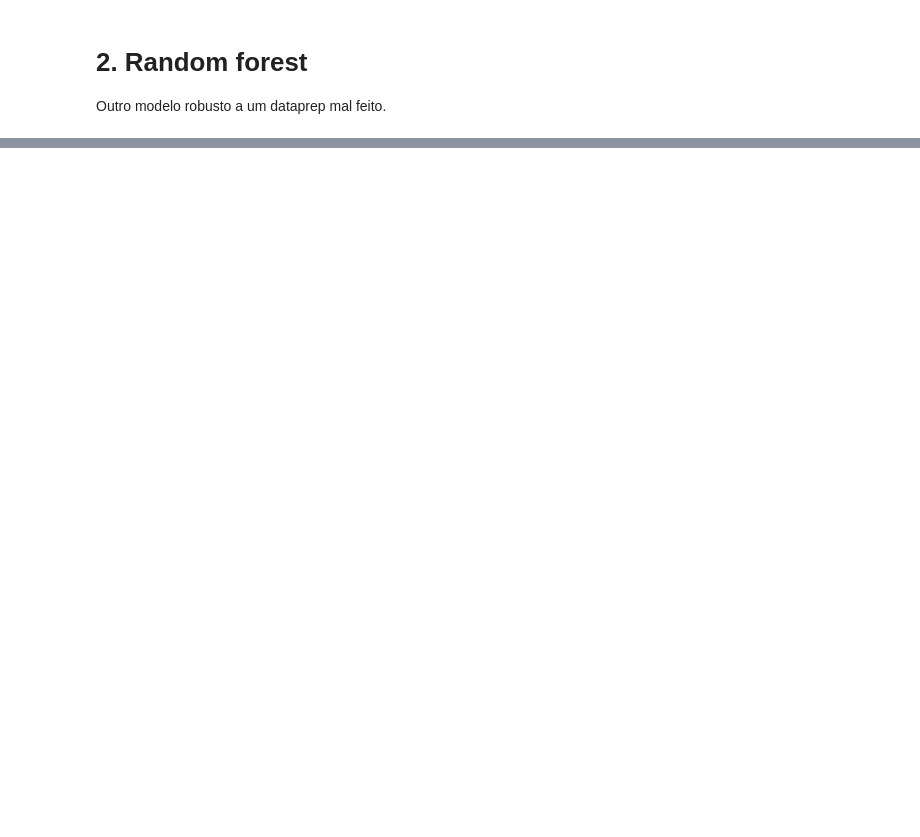
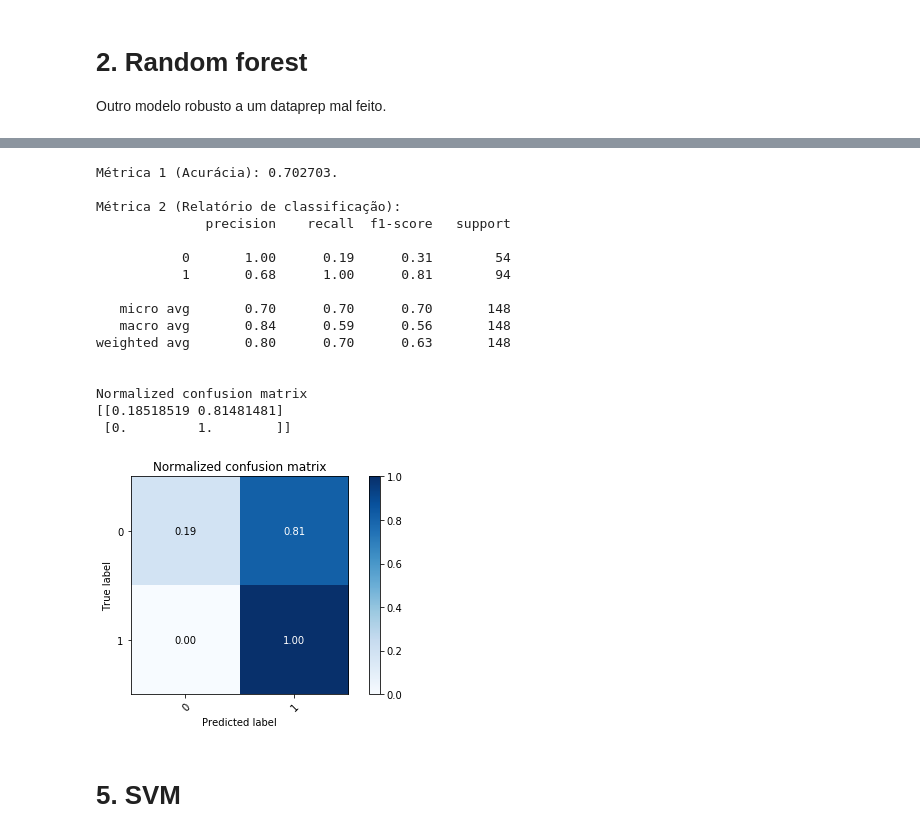
Before and after one commit to guyrux/udemy_ML_AZ, a Jupyter notebook: Teste com dados reais.ipynb, the cells around one changed output, grey strips where cells are left out. Drawn from its saved outputs; the diff is of its cells as text; code cells hidden in the pictures; blank space fills up the shorter version.

```diff
--- a/Teste com dados reais.ipynb
+++ b/Teste com dados reais.ipynb
@@ -223,0 +315,32 @@ Normalized confusion matrix
+# %%
+from sklearn.naive_bayes import GaussianNB
+
+classificador = GaussianNB()
+classificador.fit(x_train, y_train)
+
+y_pred = classificador.predict(x_test)
+# %%
+print("Métrica 1 (Acurácia): {:.6}.\n".format(accuracy_score(y_test, y_pred, normalize=True, sample_weight=None)))
+print("Métrica 2 (Relatório de classificação):\n{}\n".format(classification_report(y_test, y_pred)))
+
+plot_confusion_matrix_2(y_test, y_pred, normalize=True);
+# %% [output]
+Métrica 1 (Acurácia): 0.702703.
+
+Métrica 2 (Relatório de classificação):
+              precision    recall  f1-score   support
+
+           0       1.00      0.19      0.31        54
+           1       0.68      1.00      0.81        94
+
+   micro avg       0.70      0.70      0.70       148
+   macro avg       0.84      0.59      0.56       148
+weighted avg       0.80      0.70      0.63       148
+
+
+Normalized confusion matrix
+[[0.18518519 0.81481481]
+ [0.         1.        ]]
+[figure, added]
+# %% [markdown]
+# 5. SVM
```
Also changed, not shown: parts of 18 cells of this notebook.
